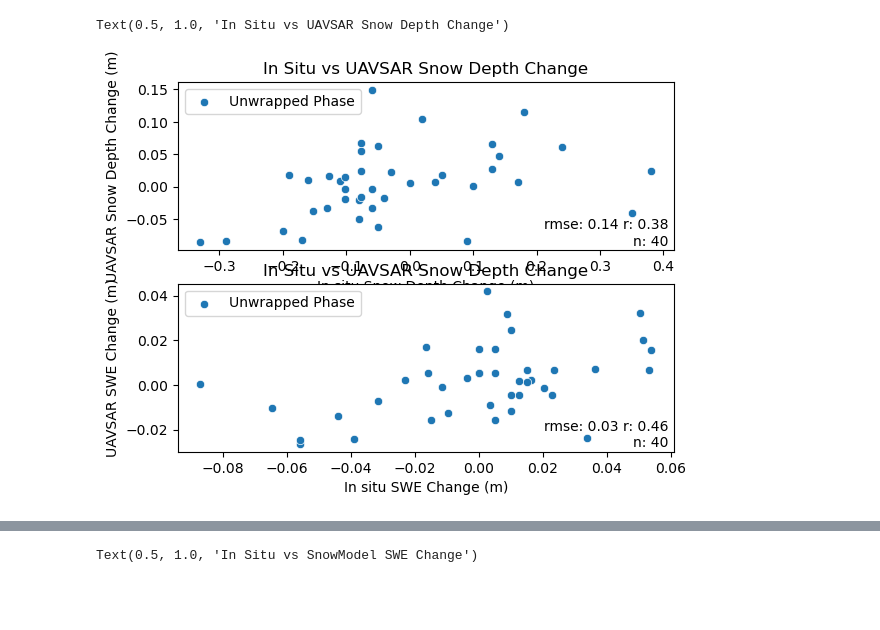
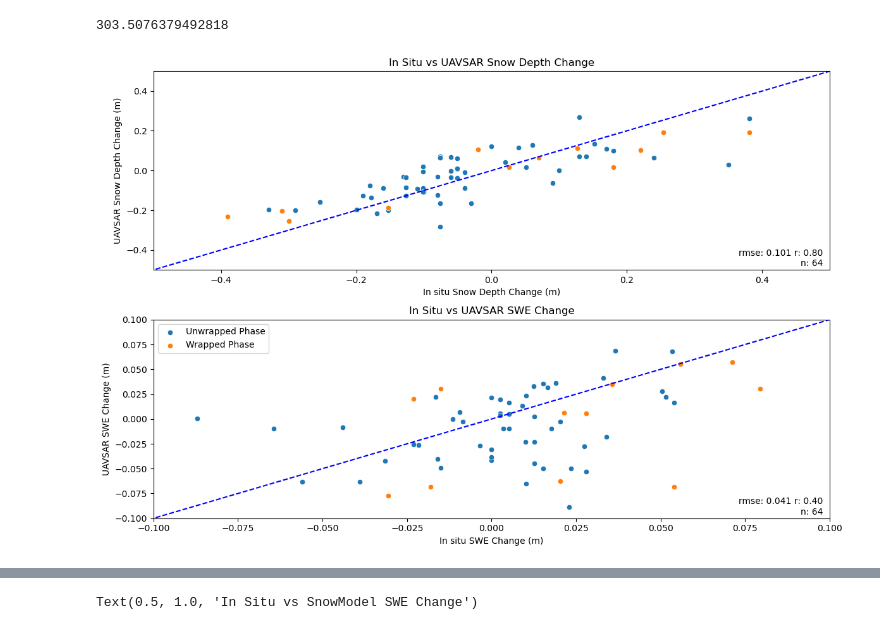
Before and after one commit to ZachHoppinen/uavsar-validation, a Jupyter notebook: src/compare/insitu/insitu_main.ipynb, the cells around one changed output, grey strips where cells are left out. Saved outputs shown, nothing was run; the diff lists cells and outputs as text; code cells hidden in the pictures; blank space fills up the shorter version.

Commit message:
shifting around images

```diff
--- a/src/compare/insitu/insitu_main.ipynb
+++ b/src/compare/insitu/insitu_main.ipynb
@@ -19,9 +19,11 @@ from stats import get_stats
 
 ncs_dir = Path('/bsuhome/zacharykeskinen/scratch/data/uavsar/ncs')
 insitu_dir = Path('/bsuhome/zacharykeskinen/uavsar-validation/data/insitu')
-ds = xr.open_dataset(ncs_dir.joinpath('final_insitu_swe_cor.nc'))
+ds = xr.open_dataset(ncs_dir.joinpath('final_insitu.nc'))
 insitu = pd.read_parquet(insitu_dir.joinpath('all_difference.parq'))
 snotel = pd.read_parquet(insitu_dir.joinpath('snotel.parq'))
+
+fig_dir = Path('../../../figures/insitu/')
 # %%
 # boards = pd.read_parquet(insitu_dir.joinpath('storm_boards.parq'))
 # boards['time1'] = pd.to_datetime(boards['date_t1'].dt.strftime('%Y-%m-%d') +'T'+ boards['time_t2'], format='mixed')
@@ -32,6 +34,10 @@ snotel = pd.read_parquet(insitu_dir.joinpath('snotel.parq'))
 # boards['t1_density'] = boards.den
 
 # all_insitu = pd.concat([insitu, boards])
+# %%
+np.nanmean([insitu['t1_density'], insitu['t2_density']])
+# %% [output]
+303.5076379492818
 # %%
 def get_uavsar_sd(r, col, SWE = False):
     try:
@@ -39,14 +45,14 @@ def get_uavsar_sd(r, col, SWE = False):
         x_slice = slice(r.lon - site_tol, r.lon + site_tol)
         y_slice = slice(r.lat + site_tol, r.lat - site_tol)
         site = ds.sel(time1 = r.time1, method = 'nearest').sel(x = x_slice, y = y_slice)
-        site = site.where(site['cor'] > 0.3)
-        # if site[col].size == 0:
+        # site = site.where(site['cor'] > 0.3)
+
+        density = np.nanmean([r['t1_density'], r['t2_density']]) #np.abs(r['dSWE']/r['dSD'])*1000 # r['t1_density']
+        uavsar_sd = depth_from_phase(site[col], site['inc'], density = density).mean().data.ravel()[0]
+        # if np.abs(uavsar_sd) > 300:
         #     return np.nan
-        uavsar_sd = depth_from_phase(site[col].mean(), site['inc'], density = r['t1_density']).data.ravel()[0]
-        if np.abs(uavsar_sd) > 300:
-            return np.nan
         if SWE:
-            return uavsar_sd *(r['t1_density'] / 997)
+            return uavsar_sd * density / 997
         return uavsar_sd
     except ZeroDivisionError:
         print('here')
@@ -79,22 +85,40 @@ insitu['unw_atm_swe'] = insitu.apply(get_uavsar_sd, axis = 1, args =  ['unw_atm'
 insitu['int_swe'] = insitu.apply(get_uavsar_sd, axis = 1, args =  ['int_phase', True])
 insitu['unw_swe'] = insitu.apply(get_uavsar_sd, axis = 1, args =  ['unw', True])
 # %%
-fig, axes = plt.subplots(2)
+fig, axes = plt.subplots(2, 1, figsize = (12, 8))
+
+for ax in axes:
+    ax.plot([-1,1],[-1,1], color = 'blue', linestyle = 'dashed')
+im_type = 'unw_atm'
 ax = axes[0]
-sns.scatterplot(insitu, x = 'dSD', y = 'unw_atm_sd', ax = ax, label = "Unwrapped Phase")
+sns.scatterplot(insitu, x = 'dSD', y = f'{im_type}_sd', ax = ax, label = "Unwrapped Phase")
+sns.scatterplot(insitu[np.isnan(insitu[f'{im_type}_sd'])], x = 'dSD', y = f"{im_type.replace('unw','int')}_sd", ax = ax, label = "Wrapped Phase")
+
 ax.set_xlabel('In situ Snow Depth Change (m)')
 ax.set_ylabel('UAVSAR Snow Depth Change (m)')
-rmse, r, n = get_stats(insitu['dSD'], insitu['unw_atm_sd'])
-ax.text(s = f'rmse: {rmse:.2f} r: {r:.2f}\nn: {n}', x = 0.99, y = 0.01, ha = 'right', va = 'bottom', transform=ax.transAxes)
+xs = pd.concat([insitu[~np.isnan(insitu[f'{im_type}_sd'])][f'{im_type}_sd'], insitu[np.isnan(insitu[f'{im_type}_sd'])][f"{im_type.replace('unw','int')}_sd"]])
+ys = pd.concat([insitu[~np.isnan(insitu[f'{im_type}_sd'])]['dSD'], insitu[np.isnan(insitu[f'{im_type}_sd'])]['dSD']])
+rmse, r, n = get_stats(xs, ys)
+ax.text(s = f'rmse: {rmse:.3f} r: {r:.2f}\nn: {n}', x = 0.99, y = 0.01, ha = 'right', va = 'bottom', transform=ax.transAxes)
 ax.set_title('In Situ vs UAVSAR Snow Depth Change')
+ax.set_xlim(-0.5, 0.5)
+ax.set_ylim(-0.5, 0.5)
+ax.get_legend().remove()
 
 ax = axes[1]
-sns.scatterplot(insitu, x = 'dSWE', y = 'unw_atm_swe', ax = ax, label = "Unwrapped Phase")
+sns.scatterplot(insitu, x = 'dSWE', y = f'{im_type}_swe', ax = ax, label = "Unwrapped Phase")
+sns.scatterplot(insitu[np.isnan(insitu[f'{im_type}_swe'])], x = 'dSWE', y = f"{im_type.replace('unw','int')}_swe", ax = ax, label = "Wrapped Phase")
 ax.set_xlabel('In situ SWE Change (m)')
 ax.set_ylabel('UAVSAR SWE Change (m)')
-rmse, r, n = get_stats(insitu['dSWE'], insitu['unw_atm_swe'])
-ax.text(s = f'rmse: {rmse:.2f} r: {r:.2f}\nn: {n}', x = 0.99, y = 0.01, ha = 'right', va = 'bottom', transform=ax.transAxes)
-ax.set_title('In Situ vs UAVSAR Snow Depth Change')
+xs = pd.concat([insitu[~np.isnan(insitu[f'{im_type}_swe'])][f'{im_type}_swe'], insitu[np.isnan(insitu[f'{im_type}_swe'])][f"{im_type.replace('unw','int')}_swe"]])
+ys = pd.concat([insitu[~np.isnan(insitu[f'{im_type}_swe'])]['dSWE'], insitu[np.isnan(insitu[f'{im_type}_swe'])]['dSWE']])
+rmse, r, n = get_stats(xs, ys)
+ax.text(s = f'rmse: {rmse:.3f} r: {r:.2f}\nn: {n}', x = 0.99, y = 0.01, ha = 'right', va = 'bottom', transform=ax.transAxes)
+ax.set_title('In Situ vs UAVSAR SWE Change')
+
+ax.set_xlim(-0.1, 0.1)
+ax.set_ylim(-0.1, 0.1)
+
+plt.tight_layout()
 # %% [output]
-Text(0.5, 1.0, 'In Situ vs UAVSAR Snow Depth Change')
-[figure, old version]
+[figure, new version]
```
Also changed, not shown: parts of 2 cells of this notebook, 16 other files.
